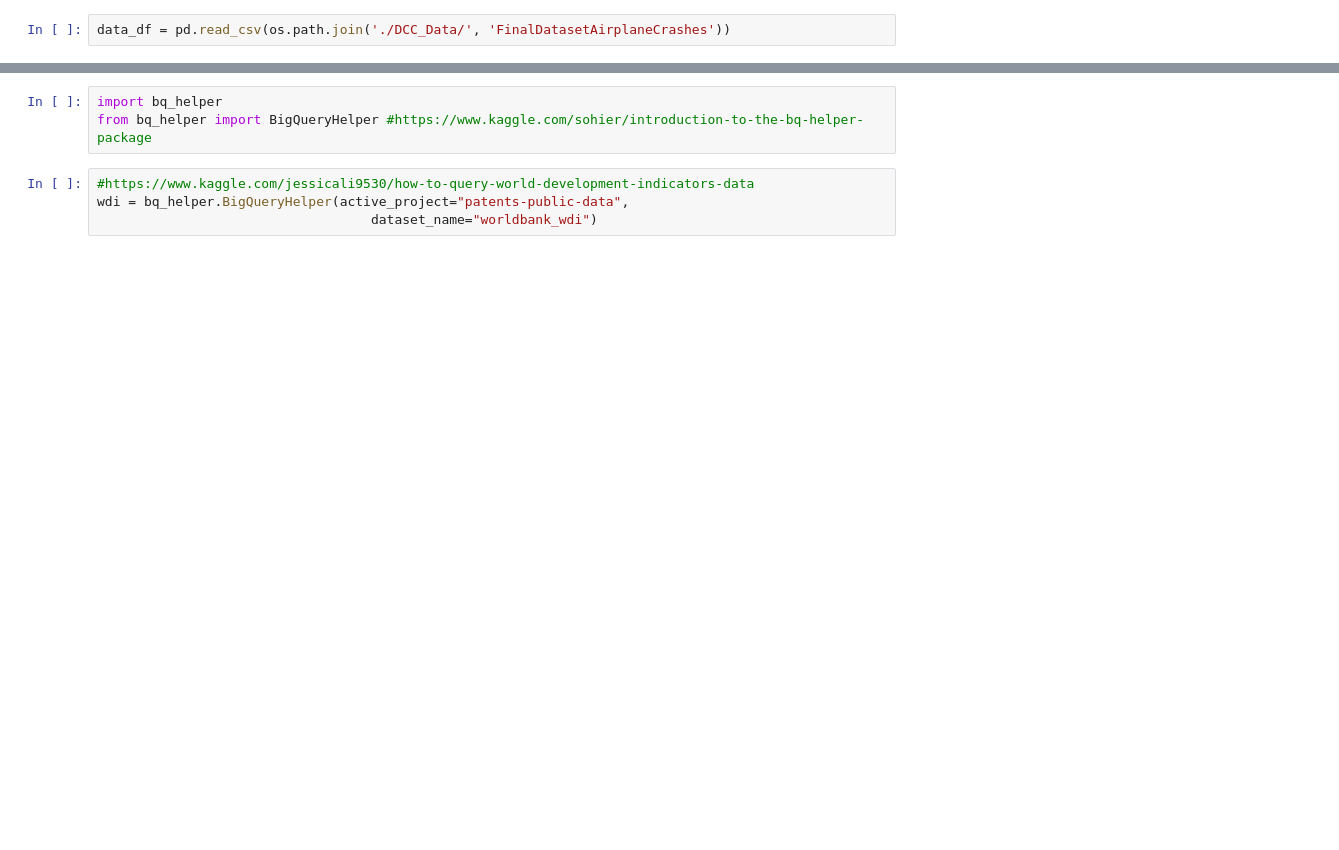
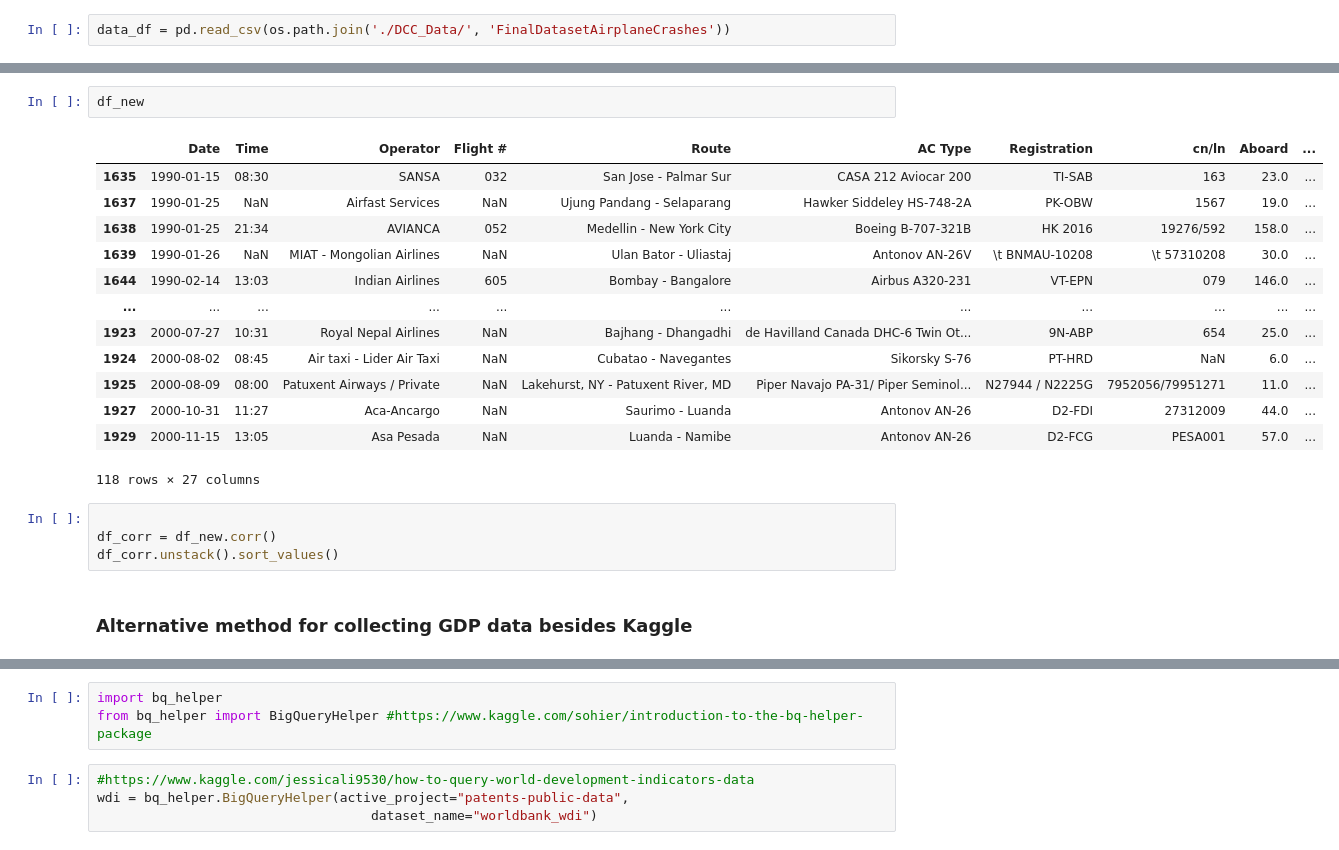
Before and after one commit to nahidfarzad8751/project_one, a Jupyter notebook: David_Coy_Notebook.ipynb, the cells around one changed output, grey strips where cells are left out. Saved outputs shown, nothing was run; the diff lists cells and outputs as text; blank space fills up the shorter version.

```diff
--- a/David_Coy_Notebook.ipynb
+++ b/David_Coy_Notebook.ipynb
@@ -232,3 +369,25 @@ planecrash_df[planecrash_df['GDP'].values != 0]
+# %%
+df_new
+# %% [output]
+|  | Date | Time | Operator | Flight # | Route | AC Type | Registration | cn/ln | Aboard | ... |
+| 1635 | 1990-01-15 | 08:30 | SANSA | 032 | San Jose - Palmar Sur | CASA 212 Aviocar 200 | TI-SAB | 163 | 23.0 | ... |
+| 1637 | 1990-01-25 | NaN | Airfast Services | NaN | Ujung Pandang - Selaparang | Hawker Siddeley HS-748-2A | PK-OBW | 1567 | 19.0 | ... |
+| 1638 | 1990-01-25 | 21:34 | AVIANCA | 052 | Medellin - New York City | Boeing B-707-321B | HK 2016 | 19276/592 | 158.0 | ... |
+| 1639 | 1990-01-26 | NaN | MIAT - Mongolian Airlines | NaN | Ulan Bator - Uliastaj | Antonov AN-26V | \t BNMAU-10208 | \t 57310208 | 30.0 | ... |
+| 1644 | 1990-02-14 | 13:03 | Indian Airlines | 605 | Bombay - Bangalore | Airbus A320-231 | VT-EPN | 079 | 146.0 | ... |
+| ... | ... | ... | ... | ... | ... | ... | ... | ... | ... | ... |
+| 1923 | 2000-07-27 | 10:31 | Royal Nepal Airlines | NaN | Bajhang - Dhangadhi | de Havilland Canada DHC-6 Twin Ot... | 9N-ABP | 654 | 25.0 | ... |
+| 1924 | 2000-08-02 | 08:45 | Air taxi - Lider Air Taxi | NaN | Cubatao - Navegantes | Sikorsky S-76 | PT-HRD | NaN | 6.0 | ... |
+| 1925 | 2000-08-09 | 08:00 | Patuxent Airways / Private | NaN | Lakehurst, NY - Patuxent River, MD | Piper Navajo PA-31/ Piper Seminol... | N27944 / N2225G | 7952056/79951271 | 11.0 | ... |
+| 1927 | 2000-10-31 | 11:27 | Aca-Ancargo | NaN | Saurimo - Luanda | Antonov AN-26 | D2-FDI | 27312009 | 44.0 | ... |
+| 1929 | 2000-11-15 | 13:05 | Asa Pesada | NaN | Luanda - Namibe | Antonov AN-26 | D2-FCG | PESA001 | 57.0 | ... |
+118 rows × 27 columns
+# %%
+
+df_corr = df_new.corr()
+df_corr.unstack().sort_values()
+# %% [markdown]
+### Alternative method for collecting GDP data besides Kaggle
 # %%
 import os
 os.environ["GOOGLE_APPLICATION_CREDENTIALS"]="/Users/davidcoy/Downloads/My First Project-d821d4ac1a16.json"
```
Also changed, not shown: parts of 54 cells of this notebook, 17 other files.
